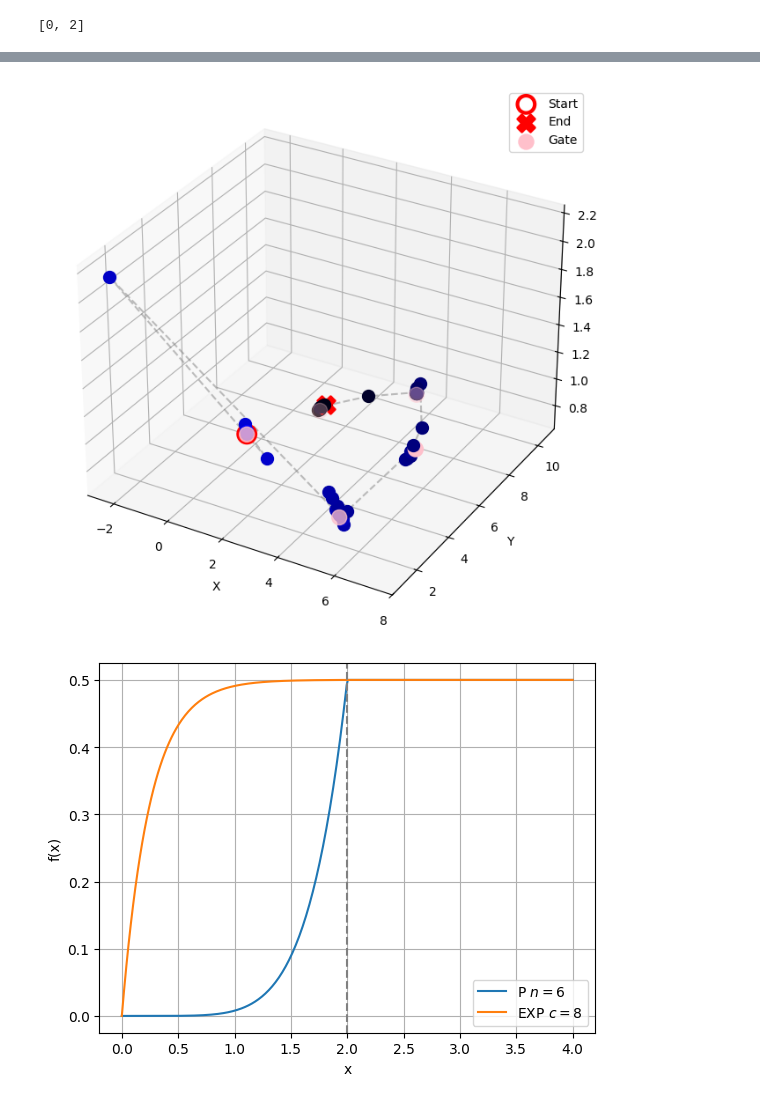
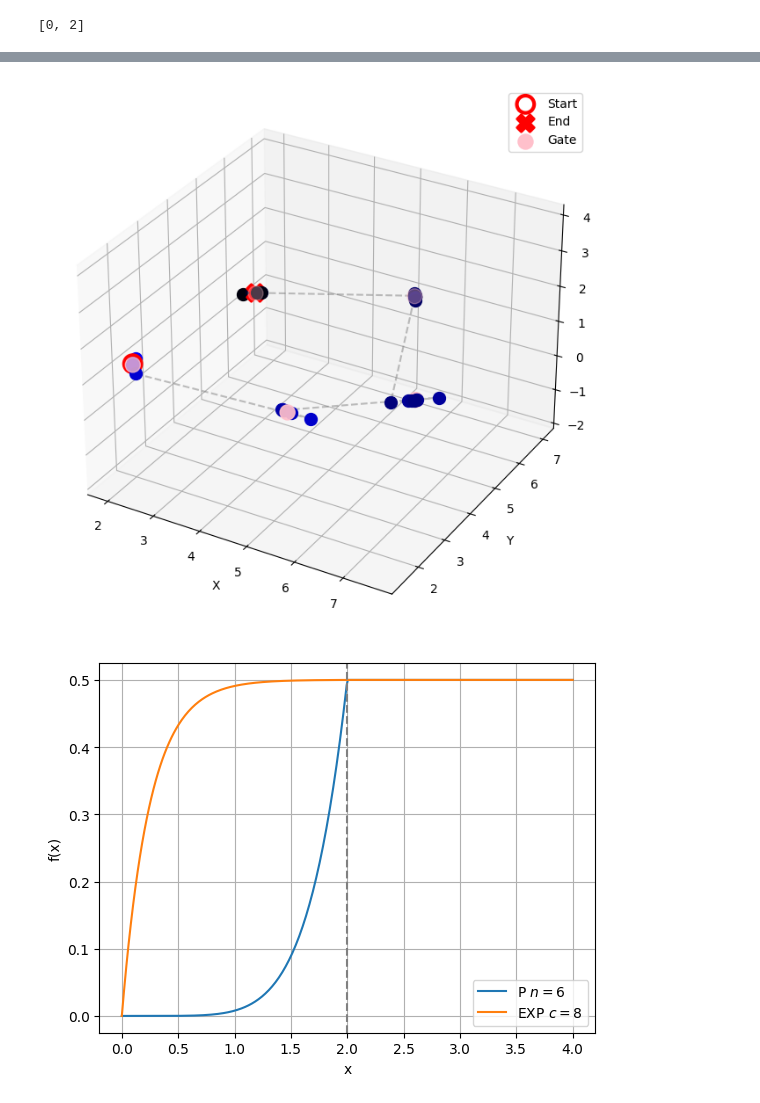
Before and after one commit to MATH-286-Pro/EPFL-MICRO-502-Aerial-Robotics, a Jupyter notebook: test.ipynb, the cells around one changed output, grey strips where cells are left out. Drawn from its saved outputs; the diff is of its cells as text; code cells hidden in the pictures.

```diff
--- a/test.ipynb
+++ b/test.ipynb
@@ -91,3 +109,25 @@ plt.show()
+# %%
+def set_axes_equal(ax):
+    '''
+    为了 3D 图等比例显示，手动把 x,y,z 的 lim 调成相同范围
+    '''
+    x_limits = ax.get_xlim3d()
+    y_limits = ax.get_ylim3d()
+    z_limits = ax.get_zlim3d()
+
+    x_range = x_limits[1] - x_limits[0]
+    y_range = y_limits[1] - y_limits[0]
+    z_range = z_limits[1] - z_limits[0]
+
+    max_range = max(x_range, y_range, z_range)
+
+    x_mid = np.mean(x_limits)
+    y_mid = np.mean(y_limits)
+    z_mid = np.mean(z_limits)
+
+    ax.set_xlim3d(x_mid - max_range/2, x_mid + max_range/2)
+    ax.set_ylim3d(y_mid - max_range/2, y_mid + max_range/2)
+    ax.set_zlim3d(z_mid - max_range/2, z_mid + max_range/2)
 # %%
 import pandas as pd
 import matplotlib.pyplot as plt
@@ -119,34 +159,37 @@ for idx, row in df_center.iterrows():
 # 标注起点（第一个点，用红色圆圈标注）
 start = df_center.iloc[0]
 ax.scatter(start['x'], start['y'], start['z'], s=200, facecolors='none',
            edgecolors='red', marker='o', linewidths=3, label='Start')
 
 # 标注终点（最后一个点，用红色叉号标注）
 end = df_center.iloc[-1]
 ax.scatter(end['x'], end['y'], end['z'], s=200, color='red', marker='X', linewidths=2, label='End')
 
 # 用粉色标注预设的五个点
 # 给定的五个点（X, Y, Z 坐标）
 pink_points = np.array([
     [2.12, 1.84, 1.24],
     [5.12, 2.30, 0.78],
     [7.20, 3.27, 1.29],
     [5.30, 6.74, 1.19],
     [2.52, 5.50, 1.04]
 ])
 # 绘制粉色点，并加上标签
 ax.scatter(pink_points[:, 0], pink_points[:, 1], pink_points[:, 2],
            color='pink', marker='o', s=150, label='Gate')
 
 # 设置坐标轴标签
 ax.set_xlabel('X')
 ax.set_ylabel('Y')
 ax.set_zlabel('Z')
 
+set_axes_equal(ax)
+
+
 ax.legend()
 plt.show()
 # %% [output]
-[figure, old version]
+[figure, new version]
 # %%
 import numpy as np
 
```
Also changed, not shown: parts of 2 cells of this notebook, 3 other files.
